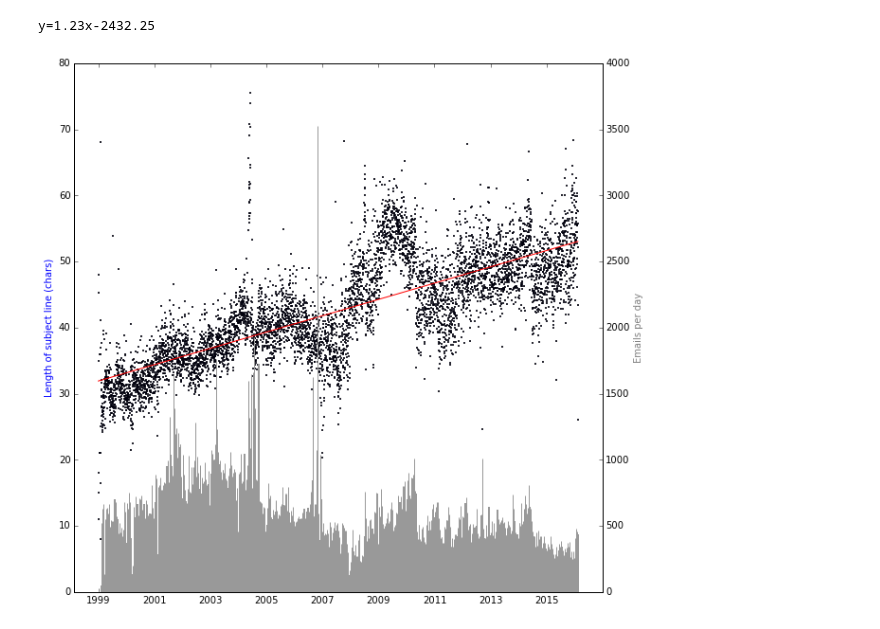
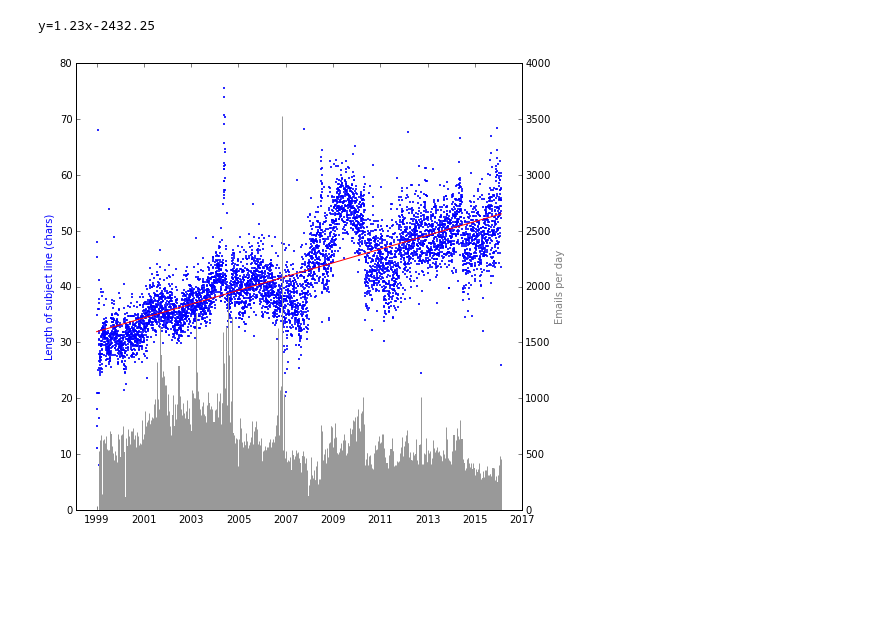
Before and after one commit to dannyob/lengthysubject, a Jupyter notebook: Subject line growth-sqlite-scatter.ipynb, the cells around one changed output. Drawn from its saved outputs; the diff is of its cells as text; code cells hidden in the pictures; blank space fills up the shorter version.

Commit message:
Nice blue color for scatter plot.

```diff
--- a/Subject line growth-sqlite-scatter.ipynb
+++ b/Subject line growth-sqlite-scatter.ipynb
@@ -30,20 +30,20 @@ for row in results:
 
 xx = mdates.date2num(x)
 # %%
-fig, ax1 = plt.subplots(figsize=(10,10))
+fig, ax1 = plt.subplots(figsize=(8,8))
 ax2=ax1.twinx()
 
 
 ax2.bar(x,c,color="0.6",edgecolor="0.6")
 ax2.set_ylabel("Emails per day", color="0.5")
 
-ax1.scatter(x,y, s=1)
+ax1.scatter(x,y, s=1, color="b")
 z = numpy.polyfit(xx, y, 1)
 p = numpy.poly1d(z)
 ax1.plot(xx,p(xx),"r-")
 ax1.set_ylabel("Length of subject line (chars)", color="b")
 
 print "y=%.2fx-%.2f"%(z[0]*365,-z[1])
 # %% [output]
 y=1.23x-2432.25
-[figure, old version]
+[figure, new version]
```
Also changed, not shown: 1 other file.
